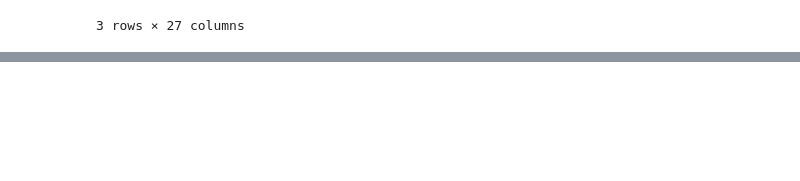
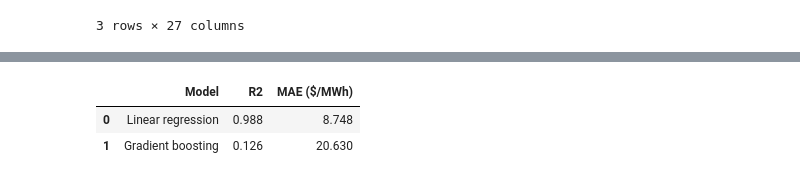
Before and after one commit to macleodmore/Coding_Demo, a Jupyter notebook: main.ipynb, the cells around one changed output, grey strips where cells are left out. Drawn from its saved outputs; the diff is of its cells as text; code cells hidden in the pictures; blank space fills up the shorter version.

```diff
--- a/main.ipynb
+++ b/main.ipynb
@@ -406,0 +409,31 @@ Any missing values: False
+# %%
+from sklearn.ensemble import HistGradientBoostingRegressor
+from sklearn.linear_model import LinearRegression
+from sklearn.metrics import mean_absolute_error, r2_score
+
+TARGET = "LZ_WEST"
+zones = prices[prices["SettlementPoint"].str.startswith("LZ_")].pivot(index="Date", columns="SettlementPoint", values="Price")
+features = zones.drop(columns=TARGET).assign(Hour=zones.index.hour, Month=zones.index.month)
+target = zones[TARGET]
+
+train = features.index.year <= 2018
+X_train, X_test, y_train, y_test = features[train], features[~train], target[train], target[~train]
+
+models = {
+    "Linear regression": LinearRegression(),
+    "Gradient boosting": HistGradientBoostingRegressor(random_state=0),
+}
+results, predictions = [], {}
+for name, model in models.items():
+    model.fit(X_train, y_train)
+    predictions[name] = pd.Series(model.predict(X_test), index=X_test.index)
+    results.append({
+        "Model": name,
+        "R2": r2_score(y_test, predictions[name]),
+        "MAE ($/MWh)": mean_absolute_error(y_test, predictions[name]),
+    })
+pd.DataFrame(results).round(3)
+# %% [output]
+|  | Model | R2 | MAE ($/MWh) |
+| 0 | Linear regression | 0.988 | 8.748 |
+| 1 | Gradient boosting | 0.126 | 20.630 |
```
Also changed, not shown: parts of 4 cells of this notebook, 1 other file.
